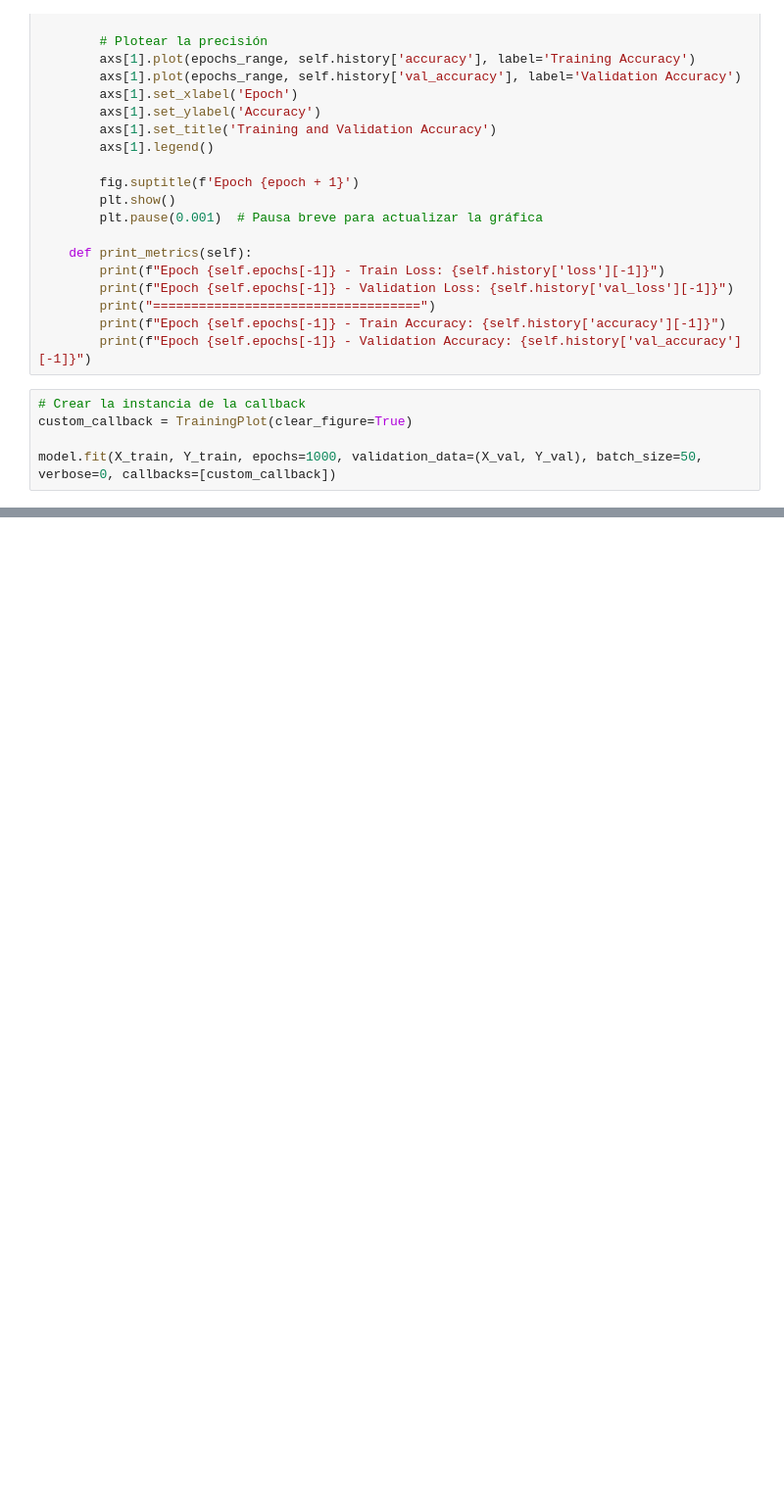
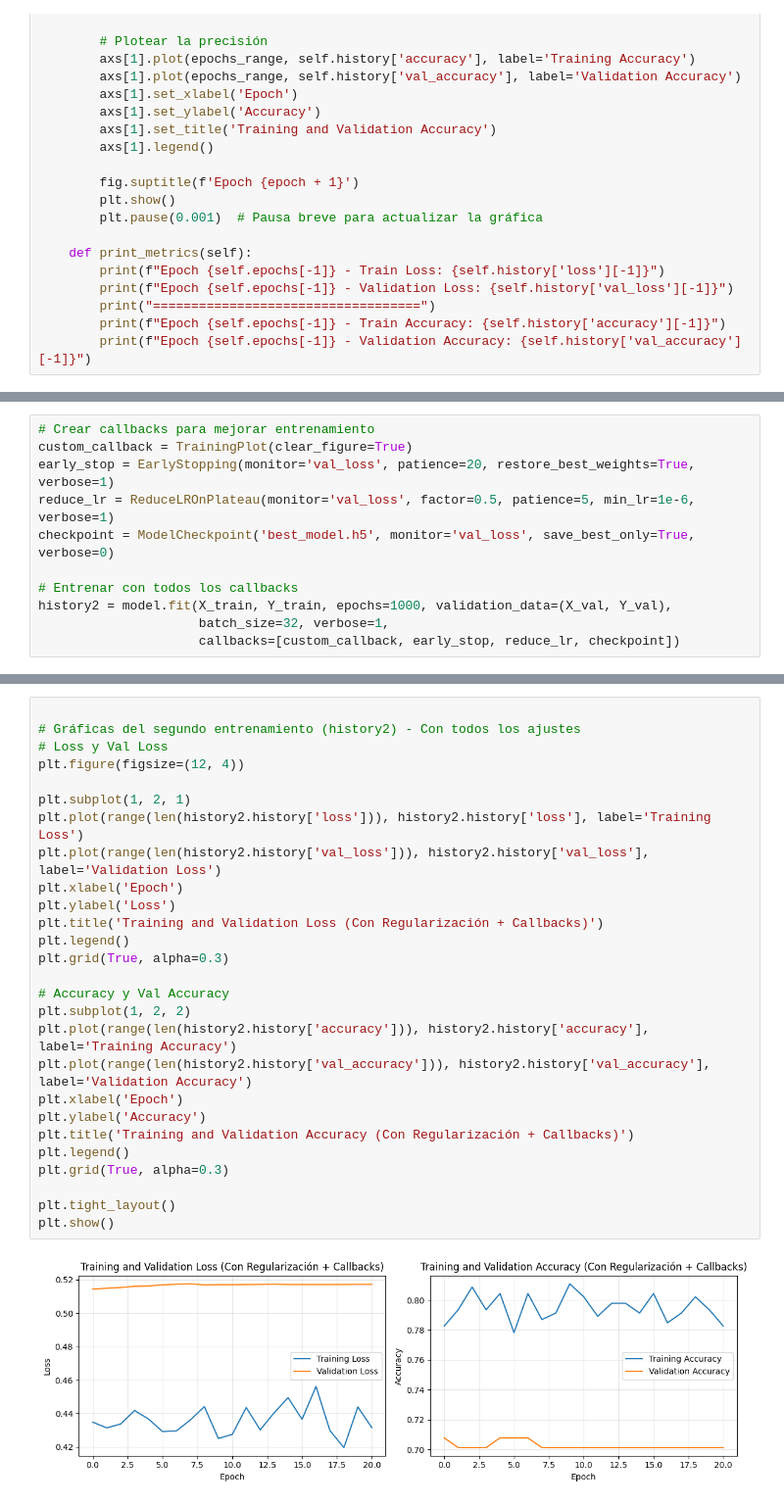
Before and after one commit to vchibilisco/ejemplos-IA, a Jupyter notebook: red_neuronal/diabetes.ipynb, the cells around one changed output, grey strips where cells are left out. Shown at 98% size. Saved outputs shown, nothing was run; the diff lists cells and outputs as text; blank space fills up the shorter version.

```diff
--- a/red_neuronal/diabetes.ipynb
+++ b/red_neuronal/diabetes.ipynb
@@ -241,8 +278,3 @@ class TrainingPlot(keras.callbacks.Callback):
         print("===================================")
         print(f"Epoch {self.epochs[-1]} - Train Accuracy: {self.history['accuracy'][-1]}")
         print(f"Epoch {self.epochs[-1]} - Validation Accuracy: {self.history['val_accuracy'][-1]}")
-# %%
-# Crear la instancia de la callback
-custom_callback = TrainingPlot(clear_figure=True)
-
-model.fit(X_train, Y_train, epochs=1000, validation_data=(X_val, Y_val), batch_size=50, verbose=0, callbacks=[custom_callback])
@@ -286,0 +281,11 @@ Epoch 600 - Validation Accuracy: 0.7058823704719543
+# %%
+# Crear callbacks para mejorar entrenamiento
+custom_callback = TrainingPlot(clear_figure=True)
+early_stop = EarlyStopping(monitor='val_loss', patience=20, restore_best_weights=True, verbose=1)
+reduce_lr = ReduceLROnPlateau(monitor='val_loss', factor=0.5, patience=5, min_lr=1e-6, verbose=1)
+checkpoint = ModelCheckpoint('best_model.h5', monitor='val_loss', save_best_only=True, verbose=0)
+
+# Entrenar con todos los callbacks
+history2 = model.fit(X_train, Y_train, epochs=1000, validation_data=(X_val, Y_val),
+                     batch_size=32, verbose=1,
+                     callbacks=[custom_callback, early_stop, reduce_lr, checkpoint])
@@ -287 +313,30 @@ Epoch 600 - Validation Accuracy: 0.7058823704719543
+# %%
+
+# Gráficas del segundo entrenamiento (history2) - Con todos los ajustes
+# Loss y Val Loss
+plt.figure(figsize=(12, 4))
+
+plt.subplot(1, 2, 1)
+plt.plot(range(len(history2.history['loss'])), history2.history['loss'], label='Training Loss')
+plt.plot(range(len(history2.history['val_loss'])), history2.history['val_loss'], label='Validation Loss')
+plt.xlabel('Epoch')
+plt.ylabel('Loss')
+plt.title('Training and Validation Loss (Con Regularización + Callbacks)')
+plt.legend()
+plt.grid(True, alpha=0.3)
+
+# Accuracy y Val Accuracy
+plt.subplot(1, 2, 2)
+plt.plot(range(len(history2.history['accuracy'])), history2.history['accuracy'], label='Training Accuracy')
+plt.plot(range(len(history2.history['val_accuracy'])), history2.history['val_accuracy'], label='Validation Accuracy')
+plt.xlabel('Epoch')
+plt.ylabel('Accuracy')
+plt.title('Training and Validation Accuracy (Con Regularización + Callbacks)')
+plt.legend()
+plt.grid(True, alpha=0.3)
+
+plt.tight_layout()
+plt.show()
+# %% [output]
+[figure, added]
 # %%
```
Also changed, not shown: parts of 16 cells of this notebook, 20 other files.
